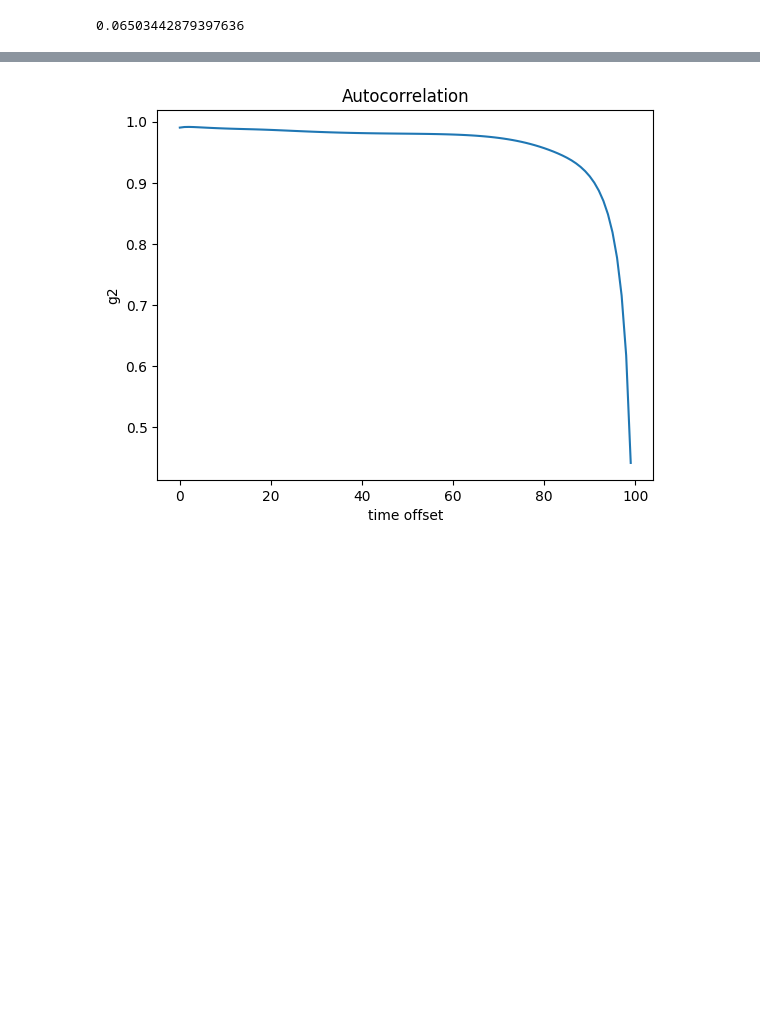
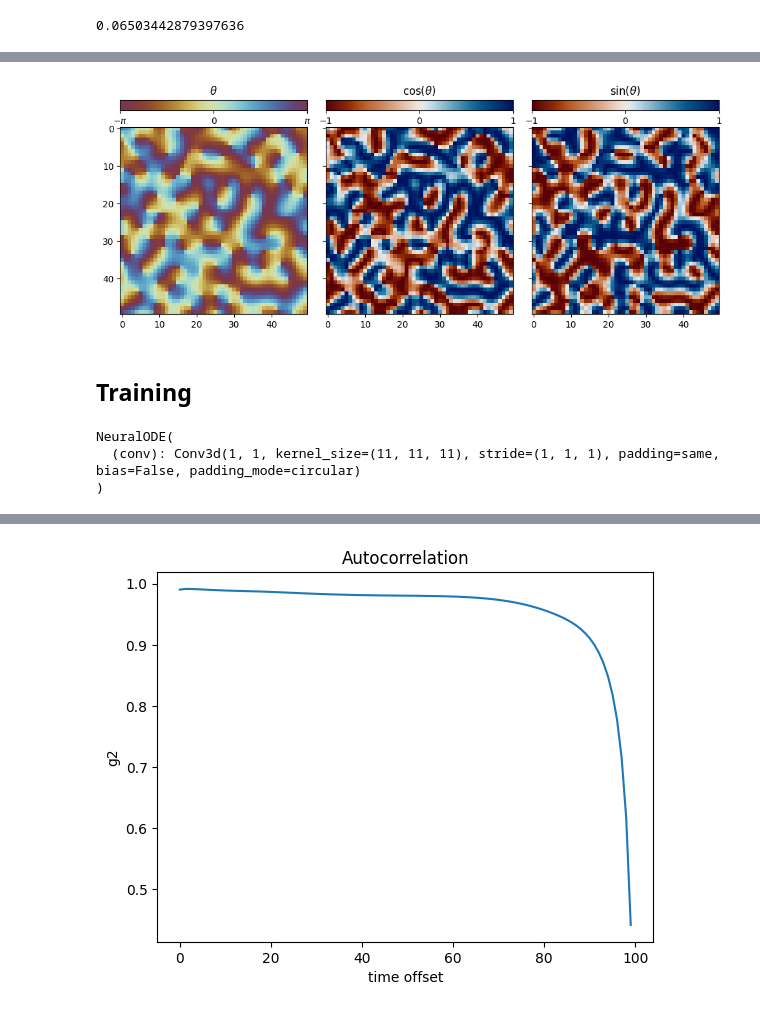
Before and after one commit to ccsommerfield/AI-DINO, a Jupyter notebook: Workflow.ipynb, the cells around one changed output, grey strips where cells are left out. Saved outputs shown, nothing was run; the diff lists cells and outputs as text; code cells hidden in the pictures; blank space fills up the shorter version.

```diff
--- a/Workflow.ipynb
+++ b/Workflow.ipynb
@@ -478,8 +498,8 @@ class Kuramoto(ODE):
             setattr(self, k, args[k] if k in args else v)
 
         # Get the true kernel
-        #kernel = self.K * self.laplacian_of_gaussian_kernel()[None, None]
-        kernel = self.K * self.boring_kernel()[None, None]
+        kernel = self.K * self.laplacian_of_gaussian_kernel()[None, None]
+        #kernel = self.K * self.boring_kernel()[None, None]
 
         # Convolution operation with kernel
         self.conv = nn.Conv3d(1, 1, kernel.shape[-1], bias=False, padding='same', padding_mode='circular')
@@ -1023,0 +1106,38 @@ scattering = CoherentScattering_dislocate(crystal = crystal,
+# %%
+y_reshaped = y.reshape(-1, M, kuramoto.N, kuramoto.N, kuramoto.N).cpu()
+
+i = -1
+j = 0
+fig, ax = plt.subplots(2,3, figsize=(10,4), gridspec_kw={'height_ratios': [0.05,1]}, sharey='row')
+fig.tight_layout()
+fig.subplots_adjust(hspace=0.1, wspace=0.1)
+
+sm = ax[1,0].imshow(y_reshaped[i,j,...,0] % (2 * torch.pi) - torch.pi, cmap=cm.romaO, vmin=-np.pi, vmax=np.pi)
+cbar = plt.colorbar(sm, cax=ax[0,0], orientation='horizontal', ticks=[-np.pi, 0, np.pi])
+ax[0,0].set_xticklabels([r'$-\pi$', '0', r'$\pi$'])
+ax[0,0].set_title(r'$\theta$')
+
+sm = ax[1,1].imshow(torch.cos(y_reshaped[i,j,...,0]), cmap=cm.vik_r, vmin=-1, vmax=1)
+cbar = plt.colorbar(sm, cax=ax[0,1], orientation='horizontal', ticks=[-1, 0, 1])
+ax[0,1].set_title(r'$\cos(\theta)$')
+
+sm = ax[1,2].imshow(torch.sin(y_reshaped[i,j,...,0]), cmap=cm.vik_r, vmin=-1, vmax=1)
+cbar = plt.colorbar(sm, cax=ax[0,2], orientation='horizontal', ticks=[-1, 0, 1])
+ax[0,2].set_title(r'$\sin(\theta)$');
+# %% [output]
+[figure, added]
+# %% [markdown]
+## Training
+# %%
+args = {'N': kuramoto.N,
+        'kernel_size': 11
+       }
+
+node = NeuralODE(args, method='dopri5', adjoint=False, dtype=dtype).to(device)
+optimizer = optim.Adam(node.parameters(), lr=1e-4)
+model_path = 'node_gauss_ka11_kg11_s4_scaled.pth' #change for each ground truth and hyper peram of neural ode
+print(node)
+# %% [output]
+NeuralODE(
+  (conv): Conv3d(1, 1, kernel_size=(11, 11, 11), stride=(1, 1, 1), padding=same, bias=False, padding_mode=circular)
+)
```
Also changed, not shown: parts of 30 cells of this notebook.
